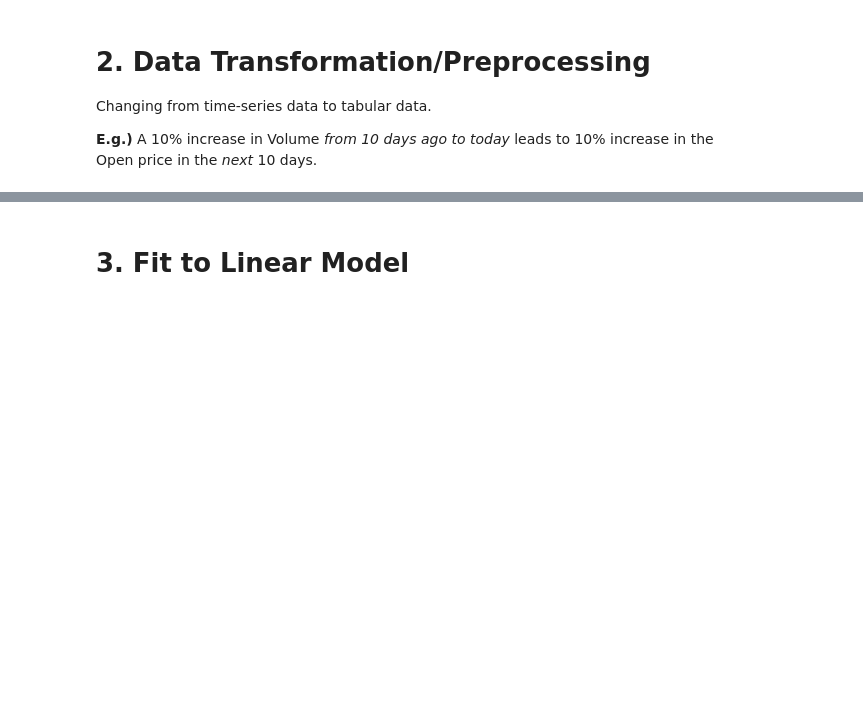
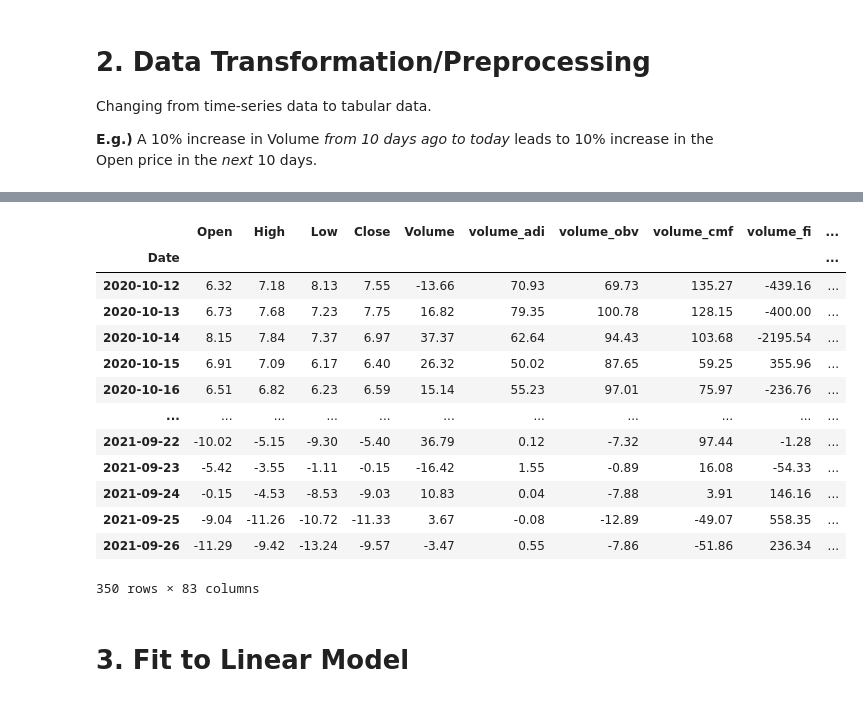
Before and after one commit to marcosan93/Medium-Misc-Tutorials, a Jupyter notebook: Linear-Regression-Crypto.ipynb, the cells around one changed output, grey strips where cells are left out. Cells and saved outputs as stored; diff of their text form; code cells hidden in the pictures; blank space fills up the shorter version.

```diff
--- a/Linear-Regression-Crypto.ipynb
+++ b/Linear-Regression-Crypto.ipynb
@@ -147,3 +148,22 @@ new_df
+# %%
+new_df = transformData(df)
+
+new_df
+# %% [output]
+|  | Open | High | Low | Close | Volume | volume_adi | volume_obv | volume_cmf | volume_fi | ... |
+| Date |  |  |  |  |  |  |  |  |  | ... |
+| 2020-10-12 | 6.32 | 7.18 | 8.13 | 7.55 | -13.66 | 70.93 | 69.73 | 135.27 | -439.16 | ... |
+| 2020-10-13 | 6.73 | 7.68 | 7.23 | 7.75 | 16.82 | 79.35 | 100.78 | 128.15 | -400.00 | ... |
+| 2020-10-14 | 8.15 | 7.84 | 7.37 | 6.97 | 37.37 | 62.64 | 94.43 | 103.68 | -2195.54 | ... |
+| 2020-10-15 | 6.91 | 7.09 | 6.17 | 6.40 | 26.32 | 50.02 | 87.65 | 59.25 | 355.96 | ... |
+| 2020-10-16 | 6.51 | 6.82 | 6.23 | 6.59 | 15.14 | 55.23 | 97.01 | 75.97 | -236.76 | ... |
+| ... | ... | ... | ... | ... | ... | ... | ... | ... | ... | ... |
+| 2021-09-22 | -10.02 | -5.15 | -9.30 | -5.40 | 36.79 | 0.12 | -7.32 | 97.44 | -1.28 | ... |
+| 2021-09-23 | -5.42 | -3.55 | -1.11 | -0.15 | -16.42 | 1.55 | -0.89 | 16.08 | -54.33 | ... |
+| 2021-09-24 | -0.15 | -4.53 | -8.53 | -9.03 | 10.83 | 0.04 | -7.88 | 3.91 | 146.16 | ... |
+| 2021-09-25 | -9.04 | -11.26 | -10.72 | -11.33 | 3.67 | -0.08 | -12.89 | -49.07 | 558.35 | ... |
+| 2021-09-26 | -11.29 | -9.42 | -13.24 | -9.57 | -3.47 | 0.55 | -7.86 | -51.86 | 236.34 | ... |
+350 rows × 83 columns
 # %% [markdown]
 # 3. Fit to Linear Model
 # %%
```
Also changed, not shown: parts of 10 cells of this notebook.
